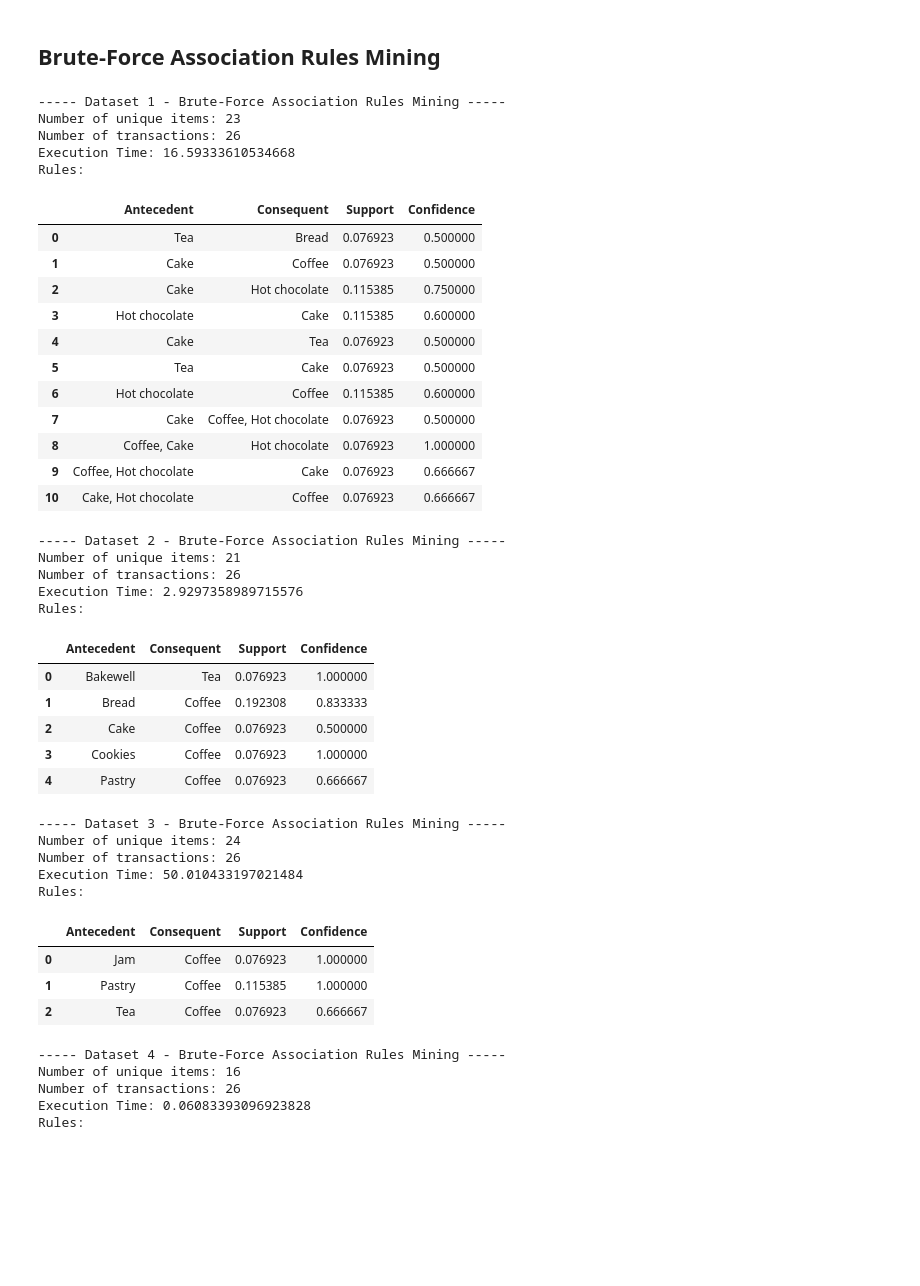
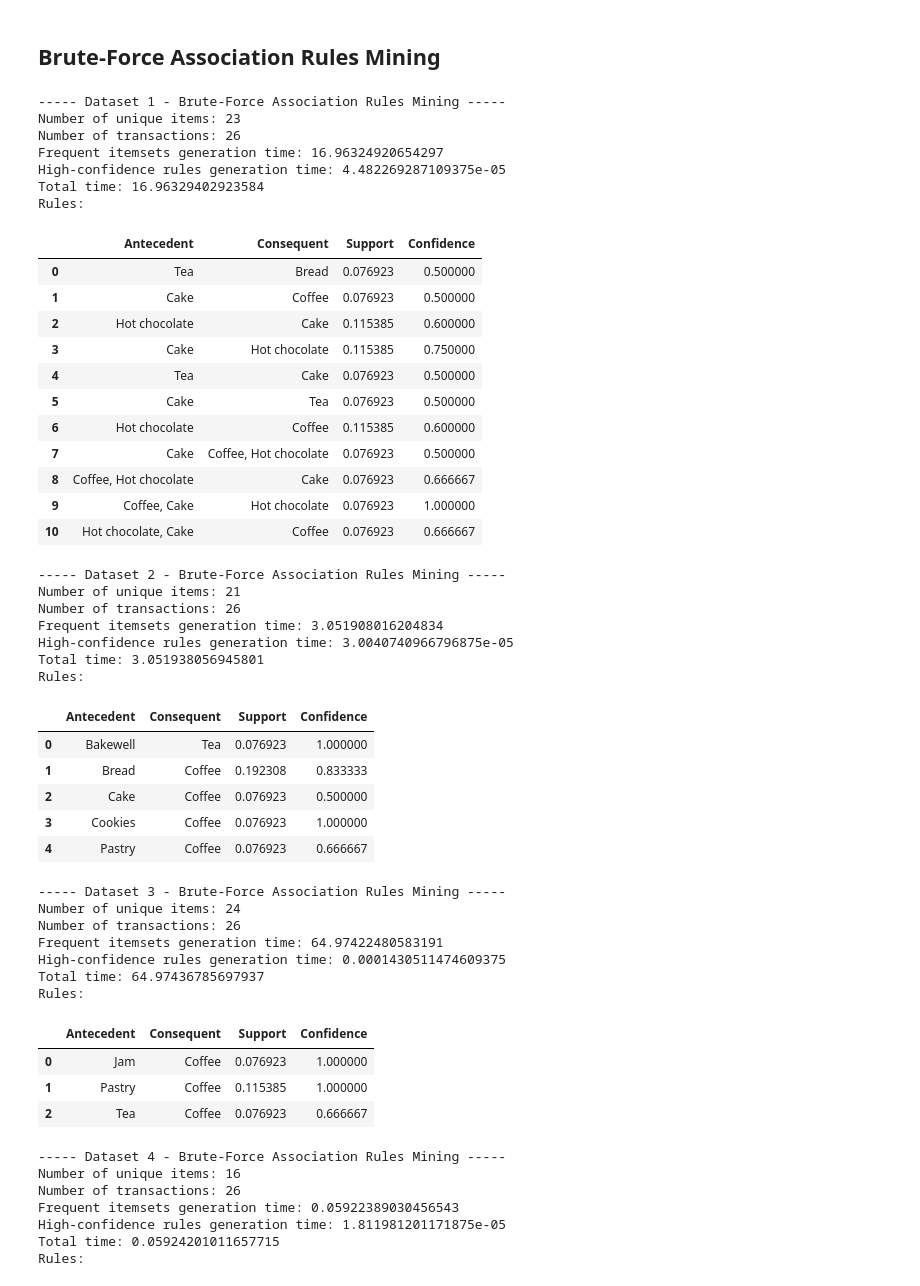
Before and after one commit to roshaniayu/IN6227-Data-Mining-Assignments, a Jupyter notebook: Assignment 2/Assignment2_Roshani Ayu Pranasti_G2504973A.ipynb, the cells around one changed output. Saved outputs shown, nothing was run; the diff lists cells and outputs as text; code cells hidden in the pictures; blank space fills up the shorter version.

```diff
--- a/Assignment 2/Assignment2_Roshani Ayu Pranasti_G2504973A.ipynb
+++ b/Assignment 2/Assignment2_Roshani Ayu Pranasti_G2504973A.ipynb
@@ -319,17 +319,21 @@ Based on its GitHub codebase, Orange 3 uses the FP-Growth (Frequent Pattern Grow
 min_support = 0.05
 min_confidence = 0.5
 # %%
+orange_frequent_itemsets_times = []
 orange_association_rules_times = []
+orange_total_times = []
+orange_results_dfs = []
 
 for (index, dataset) in enumerate(result_datasets):
     # Create a mapping from column index to item name
     mapping = {i: item_name for i, item_name in enumerate(dataset.columns)}
 
-    # Find frequent itemsets
+    # Step 1: Generate frequent itemsets
     start_orange_association_rules = time.time()
     itemsets = dict(frequent_itemsets(dataset.values, min_support=min_support))
+    end_orange_frequent_itemsets = time.time()
 
-    # Generate association rules from the frequent itemsets
+    # Step 2: Generate high-confidence rules from the frequent itemsets
     rules = list(association_rules(itemsets, min_confidence=min_confidence))
     end_orange_association_rules = time.time()
 
@@ -351,10 +355,18 @@ for (index, dataset) in enumerate(result_datasets):
     print("Number of unique items:", dataset.shape[1])
     print("Number of transactions:", dataset.shape[0])
 
-    orange_association_rules_time = end_orange_association_rules - start_orange_association_rules
+    orange_frequent_itemsets_time = end_orange_frequent_itemsets - start_orange_association_rules
+    orange_association_rules_time = end_orange_association_rules - end_orange_frequent_itemsets
+    orange_total_time = end_orange_association_rules - start_orange_association_rules
+    orange_frequent_itemsets_times.append(orange_frequent_itemsets_time)
     orange_association_rules_times.append(orange_association_rules_time)
-    print("Execution Time:", orange_association_rules_time)
+    orange_total_times.append(orange_total_time)
+    print("Frequent itemsets generation time:", orange_frequent_itemsets_time)
+    print("High-confidence rules generation time:", orange_association_rules_time)
+    print("Total time:", orange_total_time)
+
     orange_results_df = pd.DataFrame(orange_results)
+    orange_results_dfs.append(orange_results_df)
     print("Rules:")
     display(orange_results_df)
 # %% [output]
@@ -497,6 +531,11 @@ def brute_force_association_rules(transactions, min_support, min_confidence):
 
     return final_rules
 # %%
+brute_force_frequent_itemsets_times = []
+brute_force_association_rules_times = []
+brute_force_total_times = []
+brute_force_results_dfs = []
+
 # Convert data into a list of sets
 def convert_into_list_of_sets(data):
     transactions = []
@@ -507,58 +546,73 @@ def convert_into_list_of_sets(data):
 
     return transactions
 
-brute_force_association_rules_times = []
-
 for (index, dataset) in enumerate(result_datasets):
     transactions = convert_into_list_of_sets(dataset)
 
+    # Step 1: Generate frequent itemsets
     start_brute_force_association_rules = time.time()
-    rules = brute_force_association_rules(transactions, min_support=min_support, min_confidence=min_confidence)
+    itemset_supports = brute_force_frequent_itemsets(transactions, min_support=min_support)
+    end_brute_force_frequent_itemsets = time.time()
+
+    # Step 2: Generate high-confidence rules from the frequent itemsets
+    rules = brute_force_association_rules(itemset_supports, min_confidence=min_confidence)
     end_brute_force_association_rules = time.time()
 
     # Present processed rules as results
     brute_force_results = []
     for antecedent, consequent, support, confidence in rules:
         brute_force_results.append({
             "Antecedent": ", ".join(antecedent),
             "Consequent": ", ".join(consequent),
             "Support": support,
             "Confidence": confidence
         })
 
     # Display results of brute-force association rules mining
     print("----- Dataset", index+1, "- Brute-Force Association Rules Mining -----")
     print("Number of unique items:", dataset.shape[1])
     print("Number of transactions:", dataset.shape[0])
 
-    brute_force_association_rules_time = end_brute_force_association_rules - start_brute_force_association_rules
+    brute_force_frequent_itemsets_time = end_brute_force_frequent_itemsets - start_brute_force_association_rules
+    brute_force_association_rules_time = end_brute_force_association_rules - end_brute_force_frequent_itemsets
+    brute_force_total_time = end_brute_force_association_rules - start_brute_force_association_rules
+    brute_force_frequent_itemsets_times.append(brute_force_frequent_itemsets_time)
     brute_force_association_rules_times.append(brute_force_association_rules_time)
-    print("Execution Time:", brute_force_association_rules_time)
+    brute_force_total_times.append(brute_force_total_time)
+    print("Frequent itemsets generation time:", brute_force_frequent_itemsets_time)
+    print("High-confidence rules generation time:", brute_force_association_rules_time)
+    print("Total time:", brute_force_total_time)
+
     brute_force_results_df = pd.DataFrame(brute_force_results)
+    brute_force_results_dfs.append(brute_force_results_df)
     print("Rules:")
     display(brute_force_results_df)
 # %% [output]
 ----- Dataset 1 - Brute-Force Association Rules Mining -----
 Number of unique items: 23
 Number of transactions: 26
-Execution Time: 16.59333610534668
+Frequent itemsets generation time: 16.96324920654297
+High-confidence rules generation time: 4.482269287109375e-05
+Total time: 16.96329402923584
 Rules:
 |  | Antecedent | Consequent | Support | Confidence |
 | 0 | Tea | Bread | 0.076923 | 0.500000 |
 | 1 | Cake | Coffee | 0.076923 | 0.500000 |
-| 2 | Cake | Hot chocolate | 0.115385 | 0.750000 |
-| 3 | Hot chocolate | Cake | 0.115385 | 0.600000 |
-| 4 | Cake | Tea | 0.076923 | 0.500000 |
-| 5 | Tea | Cake | 0.076923 | 0.500000 |
+| 2 | Hot chocolate | Cake | 0.115385 | 0.600000 |
+| 3 | Cake | Hot chocolate | 0.115385 | 0.750000 |
+| 4 | Tea | Cake | 0.076923 | 0.500000 |
+| 5 | Cake | Tea | 0.076923 | 0.500000 |
 | 6 | Hot chocolate | Coffee | 0.115385 | 0.600000 |
 | 7 | Cake | Coffee, Hot chocolate | 0.076923 | 0.500000 |
-| 8 | Coffee, Cake | Hot chocolate | 0.076923 | 1.000000 |
-| 9 | Coffee, Hot chocolate | Cake | 0.076923 | 0.666667 |
-| 10 | Cake, Hot chocolate | Coffee | 0.076923 | 0.666667 |
+| 8 | Coffee, Hot chocolate | Cake | 0.076923 | 0.666667 |
+| 9 | Coffee, Cake | Hot chocolate | 0.076923 | 1.000000 |
+| 10 | Hot chocolate, Cake | Coffee | 0.076923 | 0.666667 |
 ----- Dataset 2 - Brute-Force Association Rules Mining -----
 Number of unique items: 21
 Number of transactions: 26
-Execution Time: 2.9297358989715576
+Frequent itemsets generation time: 3.051908016204834
+High-confidence rules generation time: 3.0040740966796875e-05
+Total time: 3.051938056945801
 Rules:
 |  | Antecedent | Consequent | Support | Confidence |
 | 0 | Bakewell | Tea | 0.076923 | 1.000000 |
@@ -569,7 +623,9 @@ Rules:
 ----- Dataset 3 - Brute-Force Association Rules Mining -----
 Number of unique items: 24
 Number of transactions: 26
-Execution Time: 50.010433197021484
+Frequent itemsets generation time: 64.97422480583191
+High-confidence rules generation time: 0.0001430511474609375
+Total time: 64.97436785697937
 Rules:
 |  | Antecedent | Consequent | Support | Confidence |
 | 0 | Jam | Coffee | 0.076923 | 1.000000 |
@@ -578,7 +634,9 @@ Rules:
 ----- Dataset 4 - Brute-Force Association Rules Mining -----
 Number of unique items: 16
 Number of transactions: 26
-Execution Time: 0.06083393096923828
+Frequent itemsets generation time: 0.05922389030456543
+High-confidence rules generation time: 1.811981201171875e-05
+Total time: 0.05924201011657715
 Rules:
 |  | Antecedent | Consequent | Support | Confidence |
 | 0 | Cake | Bread | 0.076923 | 0.666667 |
```
Also changed, not shown: parts of 13 cells of this notebook, 1 other file.
